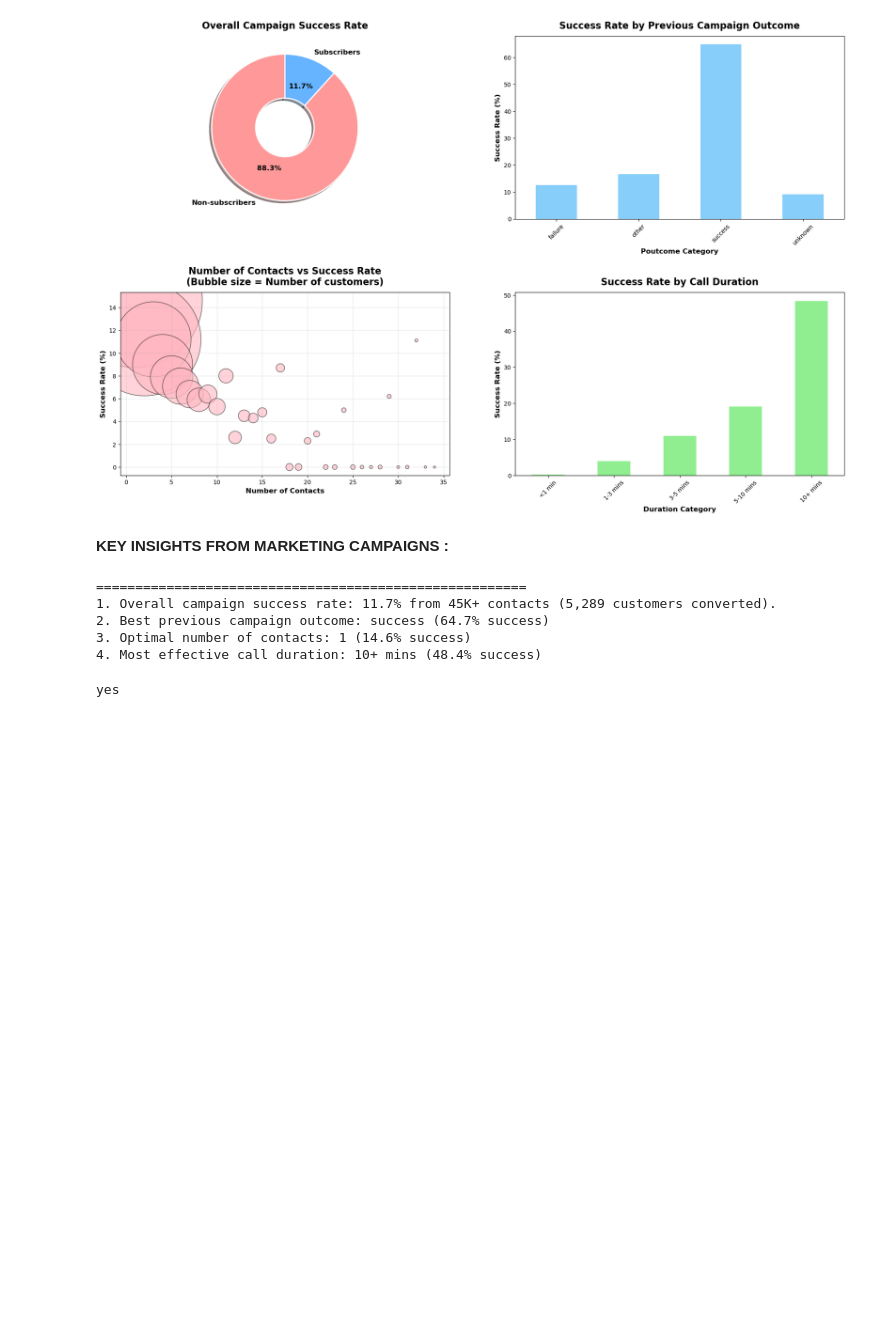
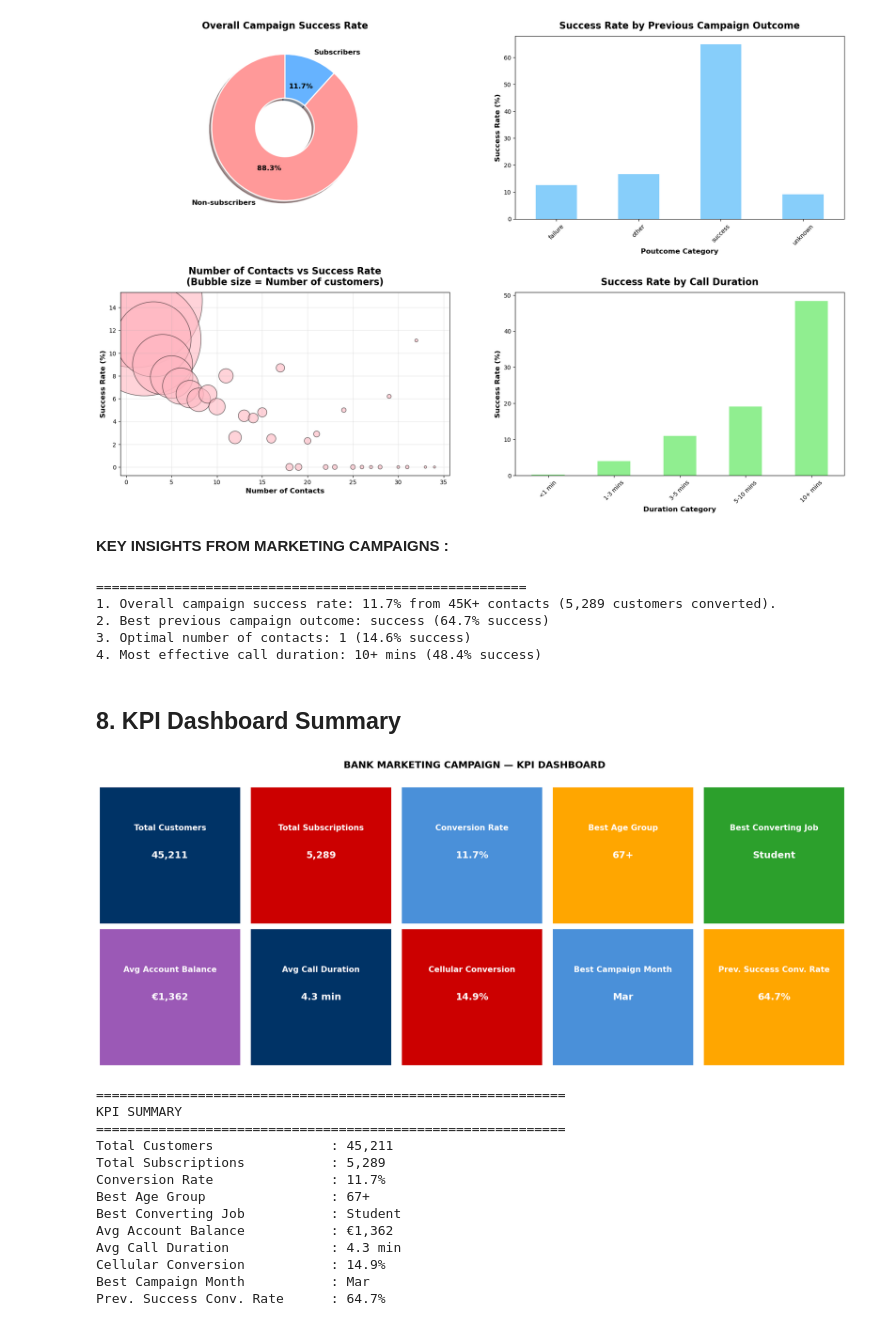
Before and after one commit to annugit1655/Bank-TeleMarketing, a Jupyter notebook: notebooks/02-bivariate-correlation-analysis.ipynb, the cells around one changed output. Cells and saved outputs as stored; diff of their text form; code cells hidden in the pictures; blank space fills up the shorter version.

Commit message:
kpi_dashboard_created

```diff
--- a/notebooks/02-bivariate-correlation-analysis.ipynb
+++ b/notebooks/02-bivariate-correlation-analysis.ipynb
@@ -1715,8 +1715,72 @@ if 'duration_bucket' in df_corr.columns:
 2. Best previous campaign outcome: success (64.7% success)
 3. Optimal number of contacts: 1 (14.6% success)
 4. Most effective call duration: 10+ mins (48.4% success)
-# %%
-if {'duration', 'duration_bucket'}.issubset(df_corr.columns):
-    print("yes")
-# %% [output]
-yes
+# %% [markdown]
+## **8. KPI Dashboard Summary**
+# %%
+# ── KPI Calculation ────────────────────────────────────────────────────────────
+kpi_total_customers    = len(data)
+kpi_total_subscribed   = data['term_deposit_numeric'].sum()
+kpi_conversion_rate    = data['term_deposit_numeric'].mean() * 100
+kpi_best_age_group     = data.groupby('age_basket', observed=True)['term_deposit_numeric'].mean().idxmax()
+kpi_best_job           = data.groupby('job')['term_deposit_numeric'].mean().idxmax()
+kpi_avg_balance        = data['balance'].mean()
+kpi_cellular_rate      = data[data['contact']=='cellular']['term_deposit_numeric'].mean() * 100
+kpi_avg_duration_mins  = data['duration'].mean() / 60
+kpi_best_month         = data.groupby('month', observed=True)['term_deposit_numeric'].mean().idxmax()
+kpi_prev_success_rate  = data[data['poutcome']=='success']['term_deposit_numeric'].mean() * 100
+
+# ── KPI Visual Dashboard ──────────────────────────────────────────────────────
+fig, axes = plt.subplots(2, 5, figsize=(20, 8))
+axes = axes.flatten()
+
+kpis = [
+    ('Total Customers',         f'{kpi_total_customers:,}',    '#003366'),
+    ('Total Subscriptions',     f'{kpi_total_subscribed:,}',   '#CC0000'),
+    ('Conversion Rate',         f'{kpi_conversion_rate:.1f}%', '#4A90D9'),
+    ('Best Age Group',          str(kpi_best_age_group),       '#FFA600'),
+    ('Best Converting Job',     str(kpi_best_job).capitalize(),'#2CA02C'),
+    ('Avg Account Balance',     f'€{kpi_avg_balance:,.0f}',    '#9B59B6'),
+    ('Avg Call Duration',       f'{kpi_avg_duration_mins:.1f} min', '#003366'),
+    ('Cellular Conversion',     f'{kpi_cellular_rate:.1f}%',        '#CC0000'),
+    ('Best Campaign Month',     str(kpi_best_month).capitalize(),   '#4A90D9'),
+    ('Prev. Success Conv. Rate',f'{kpi_prev_success_rate:.1f}%',    '#FFA600'),
+]
+for ax, (label, value, color) in zip(axes, kpis):
+    ax.set_facecolor(color)
+    ax.text(0.5, 0.7, label, ha='center', va='center',
+            fontsize=15, fontweight='bold', color='white', transform=ax.transAxes)
+    ax.text(0.5, 0.5, value, ha='center', va='center',
+            fontsize=18, fontweight='bold', color='white', transform=ax.transAxes)
+
+    # Remove x-ticks
+    ax.set_xticks([])
+    ax.set_yticks([])
+
+    for spine in ax.spines.values():
+        spine.set_visible(False)
+
+plt.suptitle("BANK MARKETING CAMPAIGN — KPI DASHBOARD", fontsize=18, fontweight='bold', y=1.02)
+plt.tight_layout()
+plt.show()
+
+print('\n' + '='*60)
+print('KPI SUMMARY')
+print('='*60)
+for label, value, _ in kpis:
+    print(f'{label:<30}: {value}')
+# %% [output]
+[figure, added]
+============================================================
+KPI SUMMARY
+============================================================
+Total Customers               : 45,211
+Total Subscriptions           : 5,289
+Conversion Rate               : 11.7%
+Best Age Group                : 67+
+Best Converting Job           : Student
+Avg Account Balance           : €1,362
+Avg Call Duration             : 4.3 min
+Cellular Conversion           : 14.9%
+Best Campaign Month           : Mar
+Prev. Success Conv. Rate      : 64.7%
```
